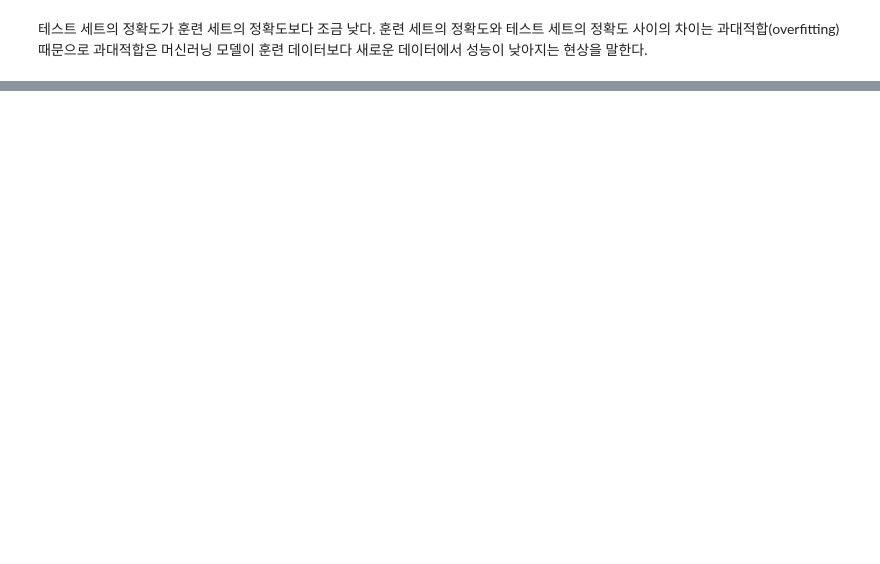
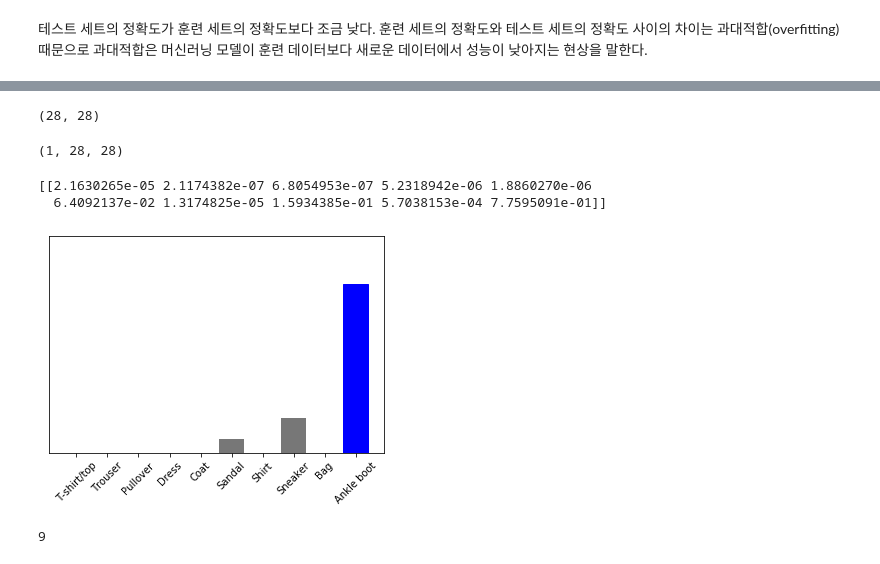
Before and after one commit to JJayeee/TIL, a Jupyter notebook: 03_TensorFlow/01_FashionMNIST/fashionMnist.ipynb, the cells around one changed output, grey strips where cells are left out. Cells and saved outputs as stored; diff of their text form; code cells hidden in the pictures; blank space fills up the shorter version.

```diff
--- a/03_TensorFlow/01_FashionMNIST/fashionMnist.ipynb
+++ b/03_TensorFlow/01_FashionMNIST/fashionMnist.ipynb
@@ -164,0 +253,29 @@ print('\n테스트 정확도:', test_acc)
+# %%
+# 훈련 된 모델을 사용하여 한 이미지에 대한 예측 만들기
+
+img = test_images[0]
+print(img.shape)
+# %% [output]
+(28, 28)
+# %%
+# tf.keras 모델은 한 번에 샘플의 묶음 또는 배치(batch)로 예측을 만드는데 최적화되어 있다.
+# 하나의 이미지를 사용할 때에도 2차원 배열로 만들어야 한다.
+img = (np.expand_dims(img, 0))
+print(img.shape)
+# %% [output]
+(1, 28, 28)
+# %%
+predictions_single = model.predict(img)
+print(predictions_single)
+# %% [output]
+[[2.1630265e-05 2.1174382e-07 6.8054953e-07 5.2318942e-06 1.8860270e-06
+  6.4092137e-02 1.3174825e-05 1.5934385e-01 5.7038153e-04 7.7595091e-01]]
+# %%
+plot_value_array(0, predictions_single, test_labels)
+_ = plt.xticks(range(10), class_names, rotation=45)
+# %% [output]
+[figure, added]
+# %%
+np.argmax(predictions_single[0])
+# %% [output]
+9
```
Also changed, not shown: parts of 13 cells of this notebook.
